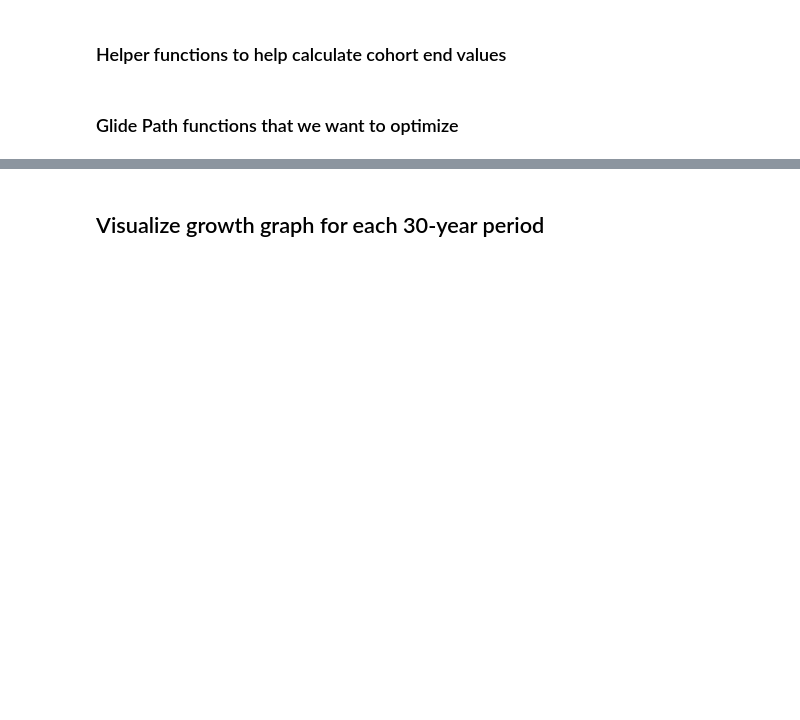
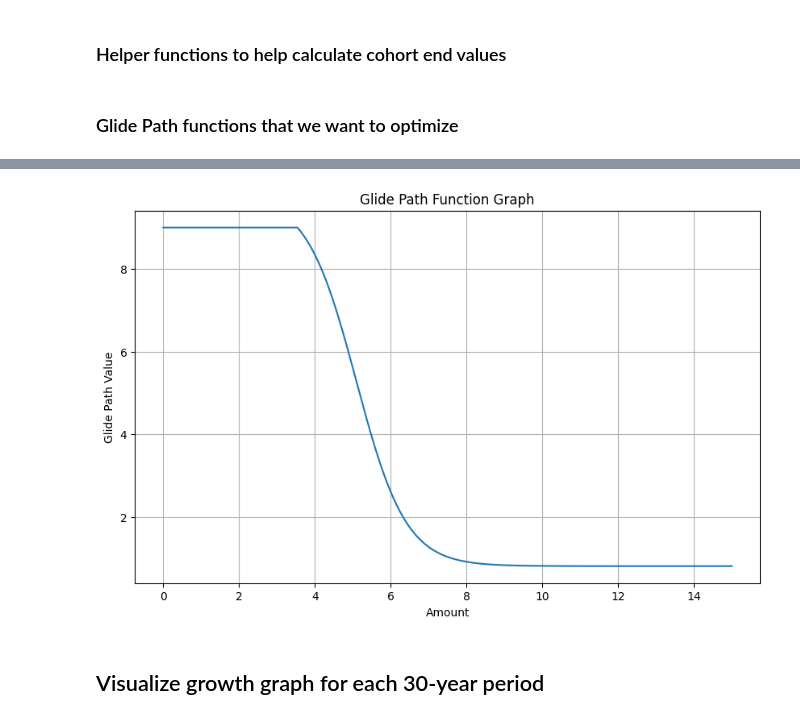
Before and after one commit to alanzhang25/personal-finance, a Jupyter notebook: ideal_leverage_calculator.ipynb, the cells around one changed output, grey strips where cells are left out. Saved outputs shown, nothing was run; the diff lists cells and outputs as text; code cells hidden in the pictures; blank space fills up the shorter version.

```diff
--- a/ideal_leverage_calculator.ipynb
+++ b/ideal_leverage_calculator.ipynb
@@ -470,7 +470,7 @@ def accept(**kwargs):
             return False
     return True
 
-result = differential_evolution(polynomial_optimize, bound_polynomial, disp=True) #need to try dual annuel
+result = differential_evolution(sigmoid_optimize, bound_sigmoid, disp=True) #need to try dual annuel
 
 #piecewise_minimizer_kwargs = { "method": "Nelder-Mead","bounds":bound_piecewise }
 #basinhopping(piecewise_optimize, guess_piecewise, T=2, accept_test=accept, minimizer_kwargs=piecewise_minimizer_kwargs, disp=True, niter_success=1)
@@ -527,19 +554,21 @@ print(len(temp_opt))
 # %%
 # temp_opt = [-0.4716598,   6.87965871, -2.85194484,  7.62151847,  0.63390778, 4.38047322]
 # %%
-amounts = np.linspace(0, 20000000, 1000)  # From 0 to 8,000,000
-glide_path_values = [polynomial(amount, temp_opt) for amount in amounts]
+amounts = np.linspace(0, 15000000, 1000)  # From 0 to 8,000,000
+glide_path_values = [sigmoid(amount, temp_opt) for amount in amounts]
 
 # Plotting
 plt.figure(figsize=(10, 6))
 plt.plot(amounts, glide_path_values, label='Glide Path')
 
 plt.gca().xaxis.set_major_formatter(ticks)
 plt.title('Glide Path Function Graph')
 plt.xlabel('Amount')
 plt.ylabel('Glide Path Value')
 plt.grid(True)
 plt.show()
+# %% [output]
+[figure, added]
 # %% [markdown]
 ## Visualize growth graph for each 30-year period
 # %%
```
Also changed, not shown: parts of 7 cells of this notebook.
